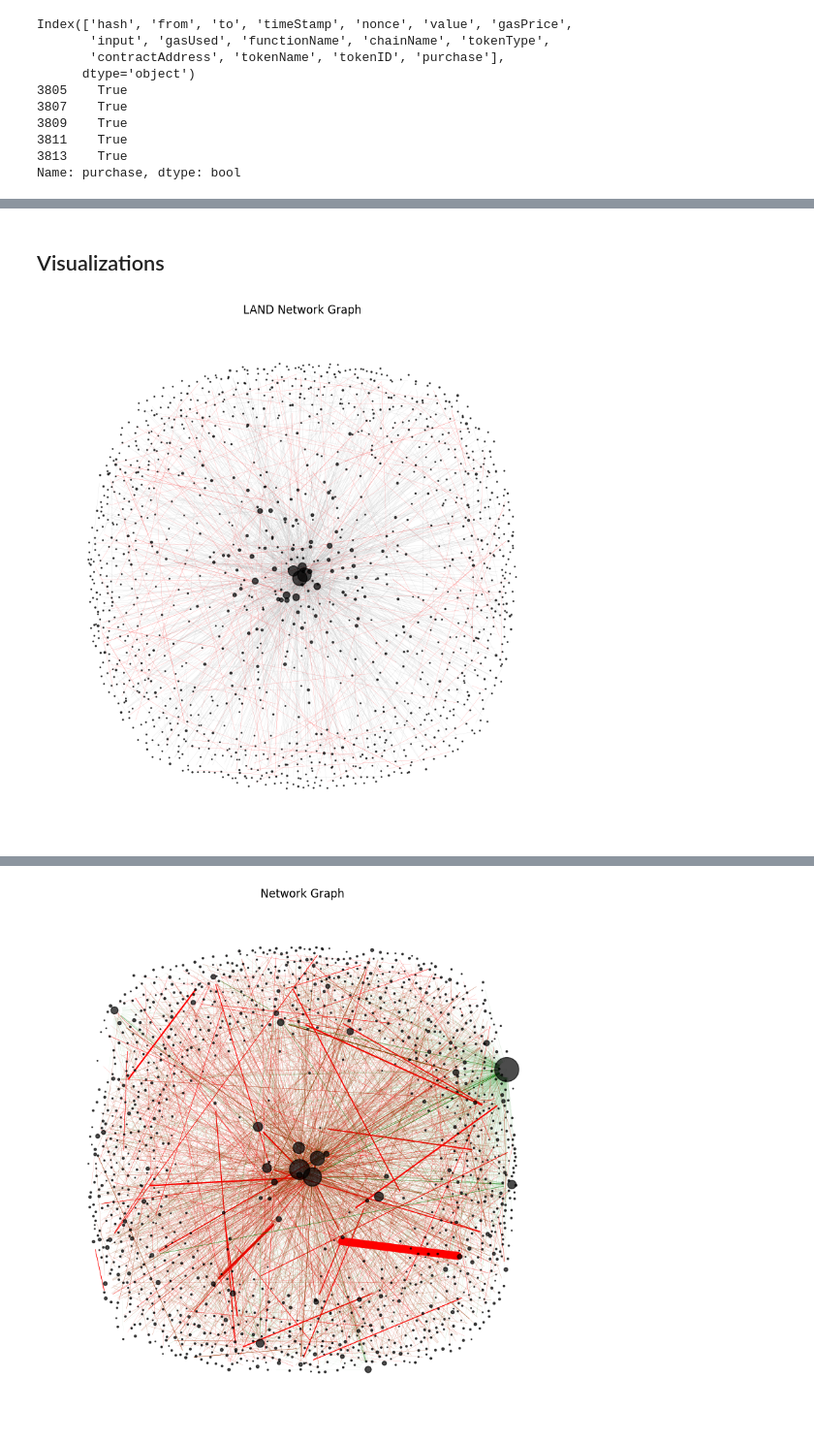
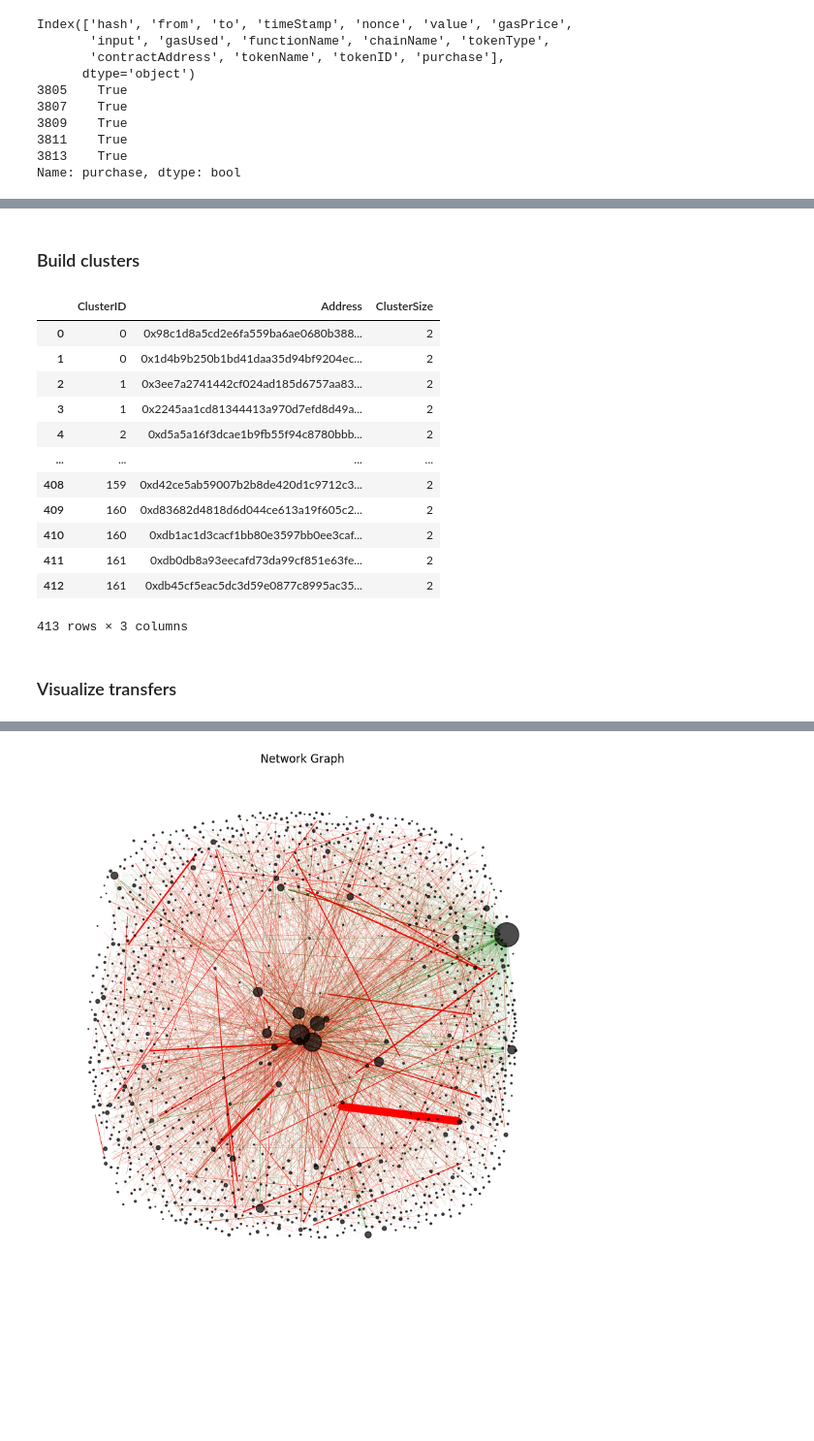
Before and after one commit to dariothuerkauf/address-clustering, a Jupyter notebook: python/dcl-land.ipynb, the cells around one changed output, grey strips where cells are left out. Shown at 97% size. Drawn from its saved outputs; the diff is of its cells as text; code cells hidden in the pictures; blank space fills up the shorter version.

Commit message:
Update LAND approach

```diff
--- a/python/dcl-land.ipynb
+++ b/python/dcl-land.ipynb
@@ -137,39 +120,41 @@ x
-# %% [markdown]
-## Visualizations
-# %%
-# Assuming the combined DataFrame is named 'combined_df'
-G = nx.from_pandas_edgelist(land, source='from', target='to', edge_attr='purchase', create_using=nx.DiGraph())
-# Create a color map for the edges
-colors = ['darkgrey' if G[u][v]['purchase']==True else 'red' for u, v in G.edges()]
-
-plt.figure(figsize=(10, 10))
-
-# Create a layout for the nodes
-layout = nx.spring_layout(G, k=0.15, iterations=20)
-
-
-# Calculate degrees of each node and create a list of node sizes
-degrees = [G.degree(n) for n in G.nodes()]
-node_sizes = [d * 1.1 for d in degrees]  # Adjust size multiplier as needed
-
-# Draw the edges first, with custom colors and width
-nx.draw_networkx_edges(G, pos=layout, edge_color=colors, width=0.1, alpha=0.8, arrowstyle="-")
-
-# Then draw the nodes on top
-nx.draw_networkx_nodes(G, pos=layout, node_size=node_sizes, node_color='black', alpha=0.7)
-
-
-# Labels
-# degree_weight = dict(G.degree(weight='weight'))
-# sorted_nodes = sorted(degree_weight.items(), key=lambda x: x[1], reverse=True)
-# top_nodes = [n for n, d in sorted_nodes[:5]]
-# labels = {node: node[:7] for node in top_nodes}
-# nx.draw_networkx_labels(G, layout, labels=labels, font_color='black')
-
-
-plt.title('LAND Network Graph')
-plt.axis('off')
-plt.savefig("../figures/token_network.png", dpi=500, transparent=False)
-plt.show()
-# %% [output]
-[figure, removed]
+# %% [markdown]
+### Build clusters
+# %%
+# Create graph
+G = nx.from_pandas_edgelist(transfers, 'from', 'to', create_using=nx.Graph())
+
+# Find connected components (clusters)
+clusters = list(nx.connected_components(G))
+
+# Create a DataFrame to store the cluster ID, addresses, and cluster size
+cluster_df = pd.DataFrame(columns=['ClusterID', 'Address', 'ClusterSize'])
+
+# Fill the DataFrame with the cluster ID, corresponding addresses, and cluster size
+cluster_id = 0
+for cluster in clusters:
+    cluster_size = len(cluster)
+    for address in cluster:
+        cluster_df = cluster_df.append({
+            'ClusterID': cluster_id,
+            'Address': address,
+            'ClusterSize': cluster_size
+        }, ignore_index=True)
+    cluster_id += 1
+
+cluster_df
+# %% [output]
+|  | ClusterID | Address | ClusterSize |
+| 0 | 0 | 0x98c1d8a5cd2e6fa559ba6ae0680b388... | 2 |
+| 1 | 0 | 0x1d4b9b250b1bd41daa35d94bf9204ec... | 2 |
+| 2 | 1 | 0x3ee7a2741442cf024ad185d6757aa83... | 2 |
+| 3 | 1 | 0x2245aa1cd81344413a970d7efd8d49a... | 2 |
+| 4 | 2 | 0xd5a5a16f3dcae1b9fb55f94c8780bbb... | 2 |
+| ... | ... | ... | ... |
+| 408 | 159 | 0xd42ce5ab59007b2b8de420d1c9712c3... | 2 |
+| 409 | 160 | 0xd83682d4818d6d044ce613a19f605c2... | 2 |
+| 410 | 160 | 0xdb1ac1d3cacf1bb80e3597bb0ee3caf... | 2 |
+| 411 | 161 | 0xdb0db8a93eecafd73da99cf851e63fe... | 2 |
+| 412 | 161 | 0xdb45cf5eac5dc3d59e0877c8995ac35... | 2 |
+413 rows × 3 columns
+# %% [markdown]
+### Visualize transfers
```
Also changed, not shown: parts of 9 cells of this notebook, 1 other file.
